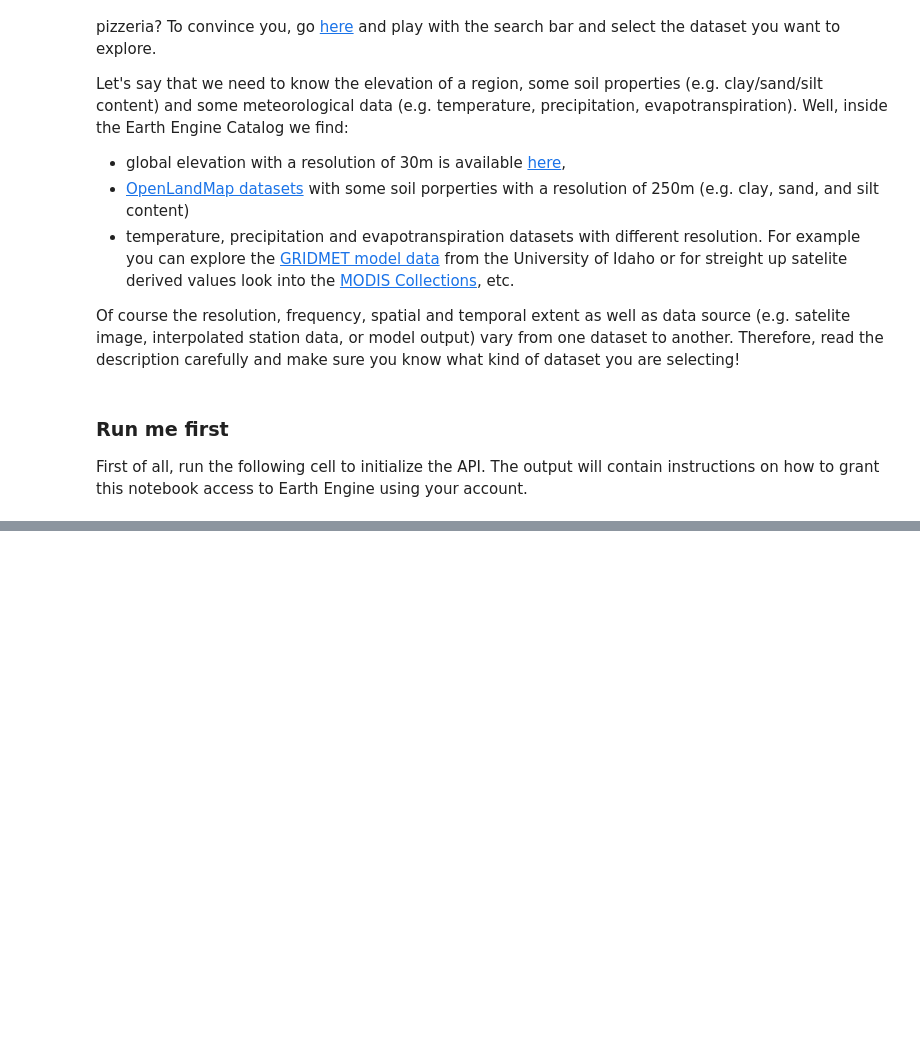
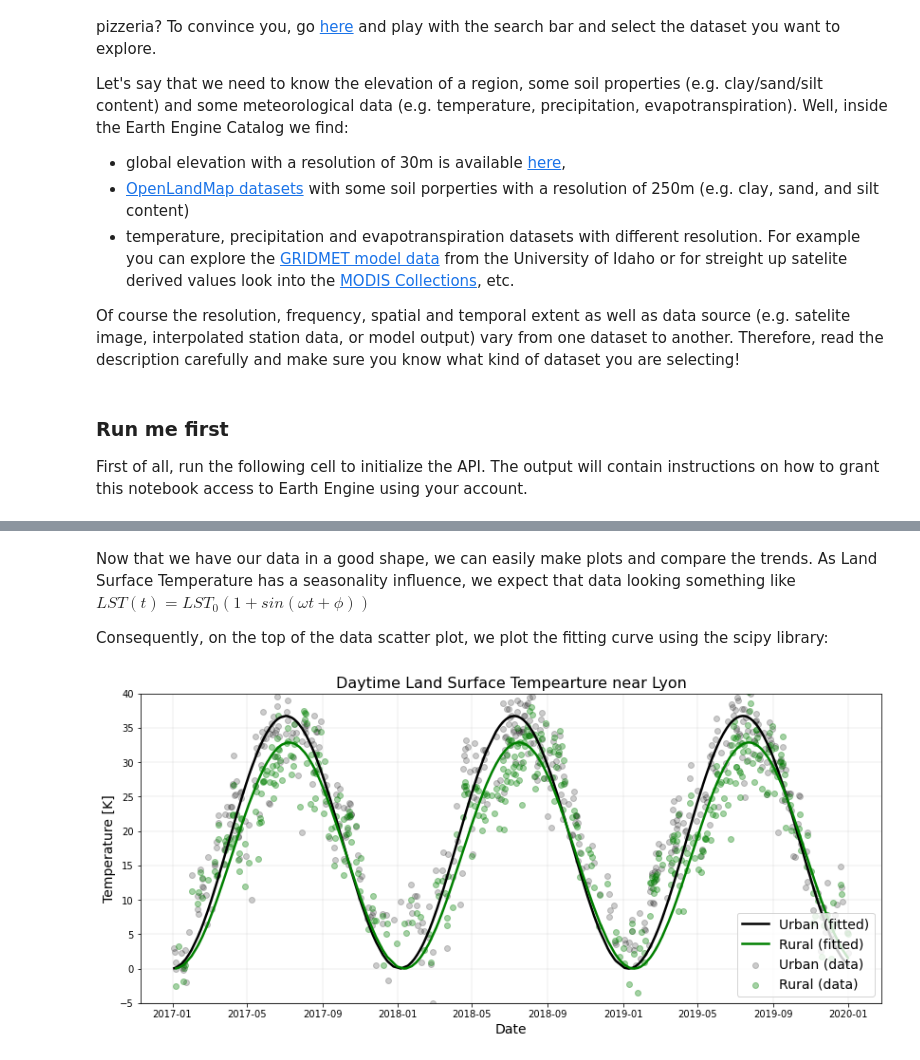
Before and after one commit to google/earthengine-community, a Jupyter notebook: tutorials/Introduction-GEE-Python-API-guiattard/tutorial.ipynb, the cells around one changed output, grey strips where cells are left out. Drawn from its saved outputs; the diff is of its cells as text; code cells hidden in the pictures; blank space fills up the shorter version.

```diff
--- a/tutorials/Introduction-GEE-Python-API-guiattard/tutorial.ipynb
+++ b/tutorials/Introduction-GEE-Python-API-guiattard/tutorial.ipynb
@@ -117,0 +200,12 @@ Once your tutorial is ready for review:
+# %%
+LSTdf_urban = ee_array_to_df(LST_u_poi,'LST_Day_1km')
+
+#Do not forget that the LST is corrected with a scale of 0.02.
+#So we convert the appropriate field of the dataframe to get temperature in celcius:
+LSTdf_urban['LST_Day_1km'] = 0.02*LSTdf_urban['LST_Day_1km'] - 273.15
+
+#We do the same for the rural point:
+LSTdf_rural = ee_array_to_df(LST_r_poi,'LST_Day_1km')
+LSTdf_rural['LST_Day_1km'] = 0.02*LSTdf_rural['LST_Day_1km'] - 273.15
+
+LSTdf_urban.head()
@@ -117,0 +219,53 @@ Once your tutorial is ready for review:
+# %% [markdown]
+Now that we have our data in a good shape, we can easily make plots and compare the trends. As Land Surface Temperature has a seasonality influence, we expect that data looking something like $LST(t) = LST_{0} (1 + sin(\omega t + \phi))$
+
+Consequently, on the top of the data scatter plot, we plot the fitting curve using the scipy library:
+# %%
+import matplotlib.pyplot as plt
+import numpy as np
+from scipy import optimize
+%matplotlib inline
+
+# Fitting Curves:
+## first, we extract x values (times) from our dfs
+x_data_u = np.asanyarray(LSTdf_urban['time'].apply(float)) #urban
+x_data_r = np.asanyarray(LSTdf_rural['time'].apply(float)) #rural
+
+## Secondly, we extract y values (LST) from our dfs
+y_data_u = np.asanyarray(LSTdf_urban['LST_Day_1km'].apply(float)) #urban
+y_data_r = np.asanyarray(LSTdf_rural['LST_Day_1km'].apply(float)) #rural
+
+## Then, we define the fitting function with parameters a, b, c, d:
+def fit_func(x, a, b, c):
+    return a*(np.sin(b*x + c) + 1)
+
+## We optimize the parameters using a good start p0
+params_u, params_covariance_u = optimize.curve_fit(fit_func, x_data_u, y_data_u, p0 = [20., 0.002*np.pi/(365.*24.*3600.), 350])
+params_r, params_covariance_r = optimize.curve_fit(fit_func, x_data_r, y_data_r, p0 = [20., 0.002*np.pi/(365.*24.*3600.), 350])
+
+# Subplots
+fig, ax = plt.subplots(figsize=(14, 6))
+
+# We add scatter plots
+ax.scatter(LSTdf_urban['datetime'], LSTdf_urban['LST_Day_1km'],
+           c = 'black', alpha = 0.2, label = 'Urban (data)')
+ax.scatter(LSTdf_rural['datetime'], LSTdf_rural['LST_Day_1km'],
+           c = 'green', alpha = 0.35, label = 'Rural (data)')
+
+# We add fitting curves
+ax.plot(LSTdf_urban['datetime'], fit_func(x_data_u, params_u[0], params_u[1], params_u[2]),
+        label='Urban (fitted)', color = 'black', lw = 2.5)
+ax.plot(LSTdf_rural['datetime'], fit_func(x_data_r, params_r[0], params_r[1], params_r[2]),
+        label='Rural (fitted)', color = 'green', lw = 2.5)
+
+# We add some parameters
+ax.set_title('Daytime Land Surface Tempearture near Lyon', fontsize = 16)
+ax.set_xlabel('Date', fontsize = 14)
+ax.set_ylabel('Temperature [K]', fontsize = 14)
+ax.set_ylim(-5, 40)
+ax.grid(lw = 0.2)
+ax.legend(fontsize = 14, loc = 'lower right')
+
+plt.show()
+# %% [output]
+[figure, added]
```
Also changed, not shown: parts of 48 cells of this notebook.
